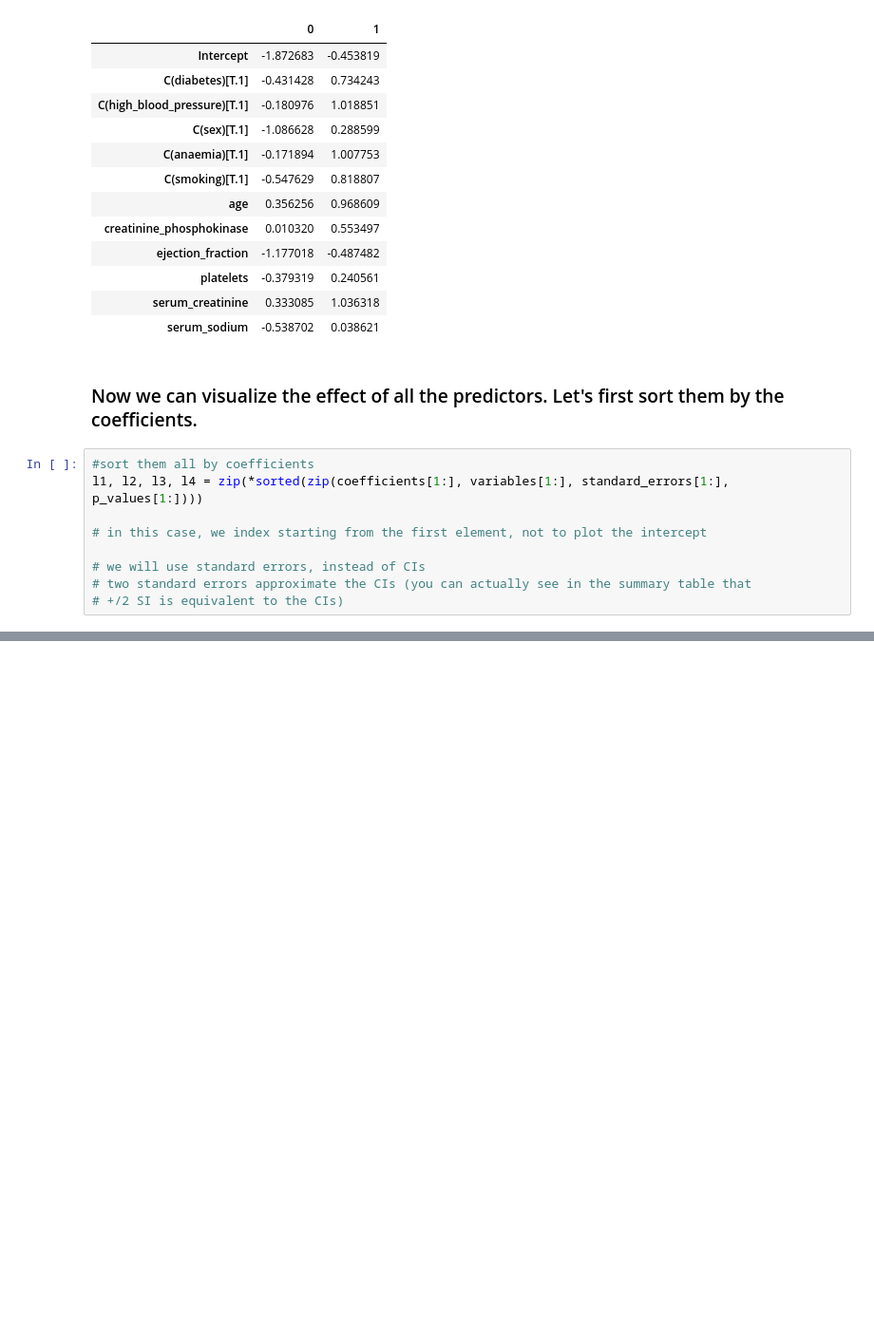
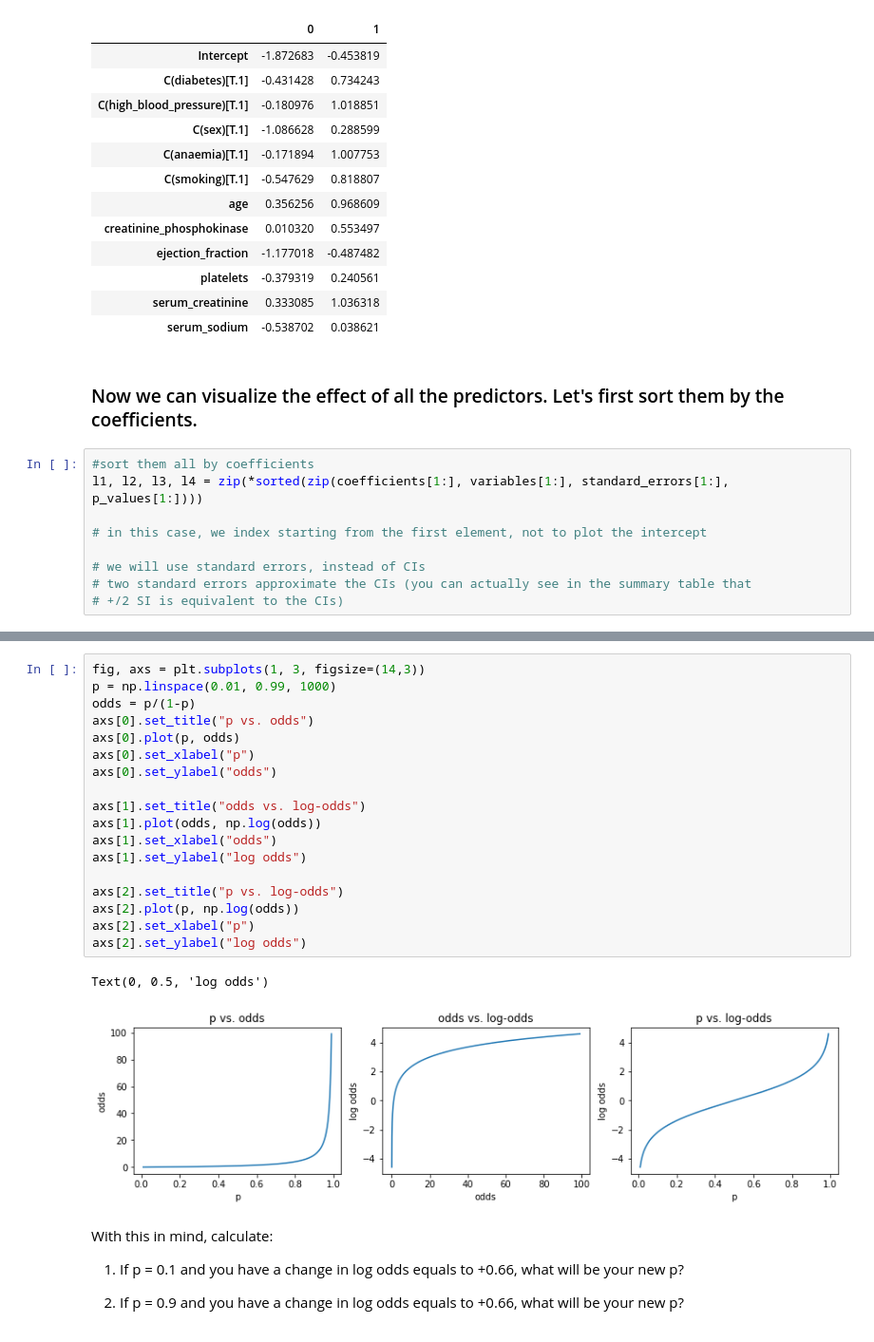
Before and after one commit to RomGr/2020, a Jupyter notebook: Tutorials/04 - Regression analysis/Regression analysis tutorial.ipynb, the cells around one changed output, grey strips where cells are left out. Shown at 95% size. Saved outputs shown, nothing was run; the diff lists cells and outputs as text; blank space fills up the shorter version.

```diff
--- a/Tutorials/04 - Regression analysis/Regression analysis tutorial.ipynb
+++ b/Tutorials/04 - Regression analysis/Regression analysis tutorial.ipynb
@@ -308,0 +325,27 @@ plt.yticks(range(len(l2)),l2);
+# %%
+fig, axs = plt.subplots(1, 3, figsize=(14,3))
+p = np.linspace(0.01, 0.99, 1000)
+odds = p/(1-p)
+axs[0].set_title("p vs. odds")
+axs[0].plot(p, odds)
+axs[0].set_xlabel("p")
+axs[0].set_ylabel("odds")
+
+axs[1].set_title("odds vs. log-odds")
+axs[1].plot(odds, np.log(odds))
+axs[1].set_xlabel("odds")
+axs[1].set_ylabel("log odds")
+
+axs[2].set_title("p vs. log-odds")
+axs[2].plot(p, np.log(odds))
+axs[2].set_xlabel("p")
+axs[2].set_ylabel("log odds")
+# %% [output]
+Text(0, 0.5, 'log odds')
+[figure, added]
+# %% [markdown]
+With this in mind, calculate:
+
+1. If p = 0.1 and you have a change in log odds equals to +0.66, what will be your new p?
+
+1. If p = 0.9 and you have a change in log odds equals to +0.66, what will be your new p?
```
Also changed, not shown: parts of 46 cells of this notebook, 15 other files.
